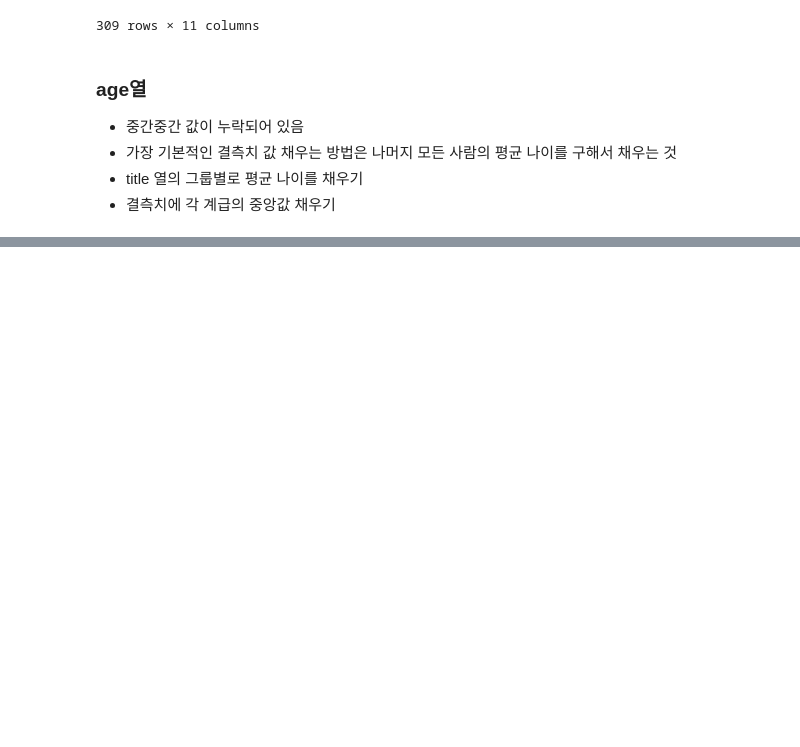
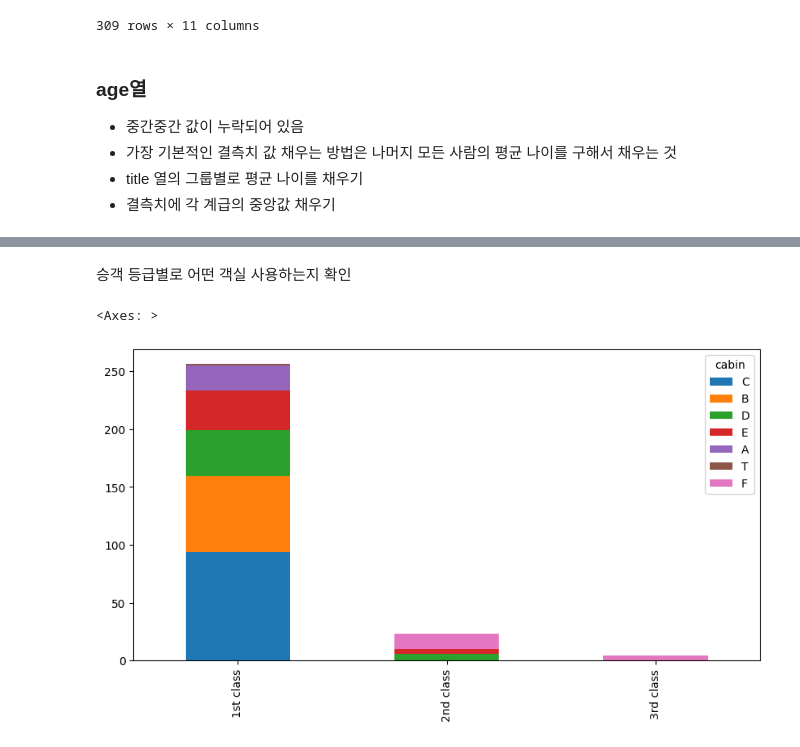
Before and after one commit to ziheon-42/lgu6p, a Jupyter notebook: homework_titanic_sec05_250404.ipynb, the cells around one changed output, grey strips where cells are left out. Drawn from its saved outputs; the diff is of its cells as text; code cells hidden in the pictures; blank space fills up the shorter version.

```diff
--- a/homework_titanic_sec05_250404.ipynb
+++ b/homework_titanic_sec05_250404.ipynb
@@ -187,0 +419,16 @@ test_df['age'].fillna(train_df.groupby('title')['age'].transform('median').
+# %% [markdown]
+승객 등급별로 어떤 객실 사용하는지 확인
+# %%
+pclass1 = train_df[train_df['pclass'] == 1]['cabin'].value_counts()
+# pclass가 1등석인 승객들의 cabin(객실) 값을 가져와서 각 갯수를 세어줌
+pclass2 = train_df[train_df['pclass'] == 2]['cabin'].value_counts()
+pclass3 = train_df[train_df['pclass'] == 3]['cabin'].value_counts()
+df = pd.DataFrame([pclass1, pclass2, pclass3])
+# 세개의 series(pclass 1,2,3)를 하나의 dataframe으로 묶음
+# 행(row)은 각 pclass, 열(column)은 다양한 cabin 값
+df.index = ['1st class', '2nd class', '3rd class']
+# 행 인덱스 이름 바꾸기(원래 0,1,2)
+df.plot(kind = 'bar', stacked = True, figsize = (10,5))
+# %% [output]
+<Axes: >
+[figure, added]
```
Also changed, not shown: parts of 34 cells of this notebook.
